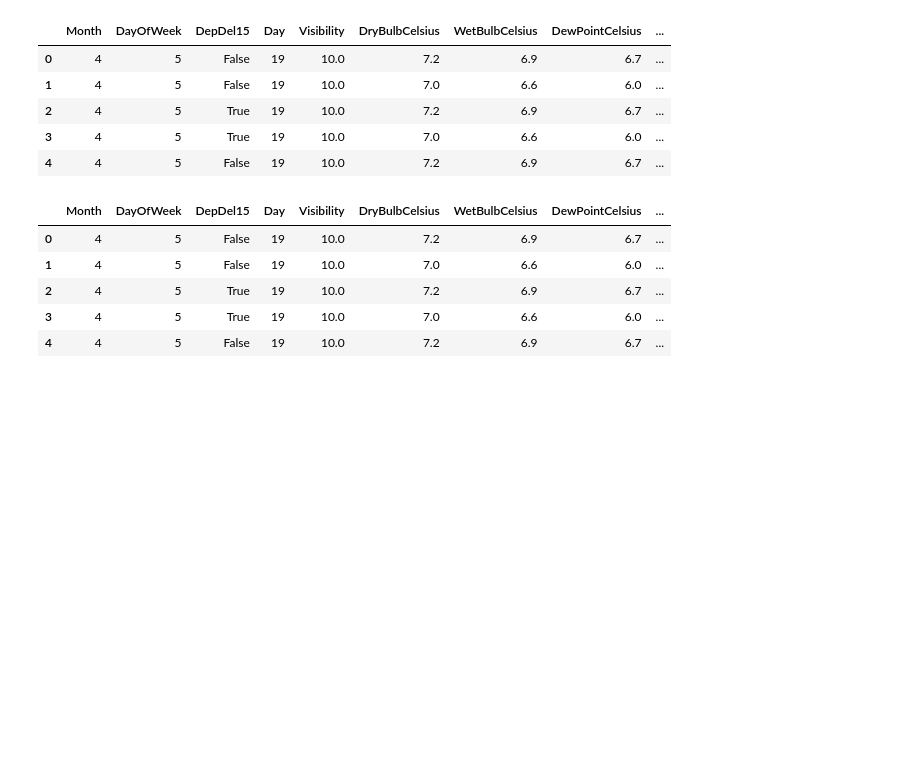
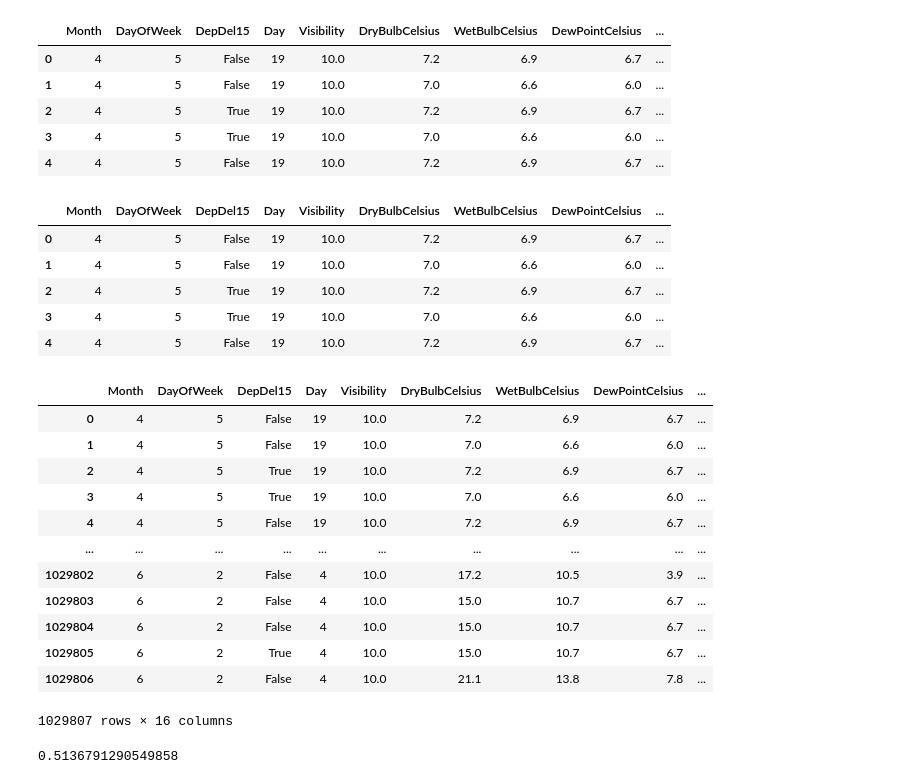
Before and after one commit to dhoyoso/proyecto_despliegue_soluciones, a Jupyter notebook: Integración_base_final.ipynb, the cells around one changed output. Drawn from its saved outputs; the diff is of its cells as text; code cells hidden in the pictures; blank space fills up the shorter version.

```diff
--- a/Integración_base_final.ipynb
+++ b/Integración_base_final.ipynb
@@ -17,7 +17,7 @@ import matplotlib.pyplot as plt
 ## Parte 2 - Comprensión de los datos
 # %%
 # Cargar los datos del clima
-df_clima=pd.read_csv('/content/data_vf/Weather Dataset.csv')
+df_clima=pd.read_csv('../Weather Dataset.csv')
 #Muestra las 10 primeras filas del dataset
 df_clima.head(10)
 # %% [output]
@@ -41,7 +41,7 @@ df_clima.head(10)
 PressureTendency, PressureChange, SeaLevelPressure, RecordType, HourlyPrecip, Altimeter,….
 # %%
 #Cargar los datos de los vuelos
-df_vuelos = pd.read_csv('/content/data_vf/Flight Delays Data.csv')
+df_vuelos = pd.read_csv('../Flight Delays Data.csv')
 df_vuelos.head(10)
 # %% [output]
 |  | Year | Month | DayofMonth | DayOfWeek | Carrier | OriginAirportID | DestAirportID | CRSDepTime | ... |
@@ -407,0 +410,16 @@ merged_data.drop(['RecordType'],axis=1, inplace=True)
+# %%
+merged_data
+# %% [output]
+|  | Month | DayOfWeek | DepDel15 | Day | Visibility | DryBulbCelsius | WetBulbCelsius | DewPointCelsius | ... |
+| 0 | 4 | 5 | False | 19 | 10.0 | 7.2 | 6.9 | 6.7 | ... |
+| 1 | 4 | 5 | False | 19 | 10.0 | 7.0 | 6.6 | 6.0 | ... |
+| 2 | 4 | 5 | True | 19 | 10.0 | 7.2 | 6.9 | 6.7 | ... |
+| 3 | 4 | 5 | True | 19 | 10.0 | 7.0 | 6.6 | 6.0 | ... |
+| 4 | 4 | 5 | False | 19 | 10.0 | 7.2 | 6.9 | 6.7 | ... |
+| ... | ... | ... | ... | ... | ... | ... | ... | ... | ... |
+| 1029802 | 6 | 2 | False | 4 | 10.0 | 17.2 | 10.5 | 3.9 | ... |
+| 1029803 | 6 | 2 | False | 4 | 10.0 | 15.0 | 10.7 | 6.7 | ... |
+| 1029804 | 6 | 2 | False | 4 | 10.0 | 15.0 | 10.7 | 6.7 | ... |
+| 1029805 | 6 | 2 | True | 4 | 10.0 | 15.0 | 10.7 | 6.7 | ... |
+| 1029806 | 6 | 2 | False | 4 | 10.0 | 21.1 | 13.8 | 7.8 | ... |
+1029807 rows × 16 columns
@@ -407,0 +437,7 @@ merged_data.drop(['RecordType'],axis=1, inplace=True)
+# %%
+gbc = GradientBoostingClassifier(random_state=0)
+gbc.fit(X_train, y_train)
+predictions = gbc.predict(X_test)
+roc_auc_score(y_test, predictions)
+# %% [output]
+0.5136791290549858
```
Also changed, not shown: parts of 7 cells of this notebook, 2 other files.
